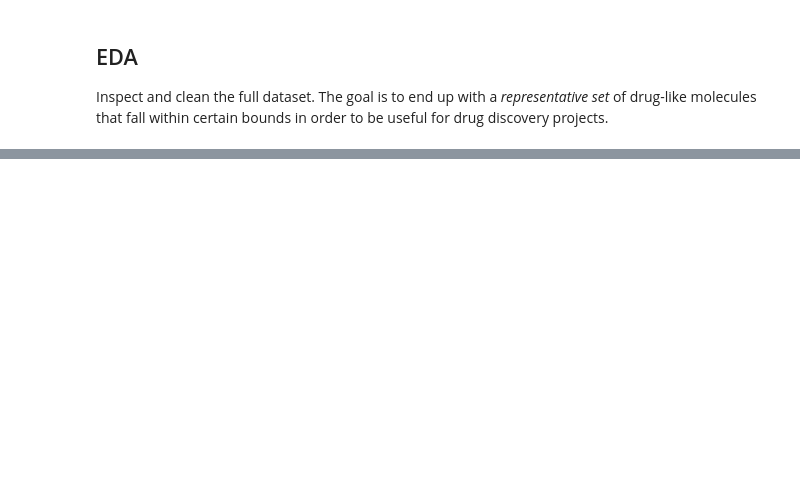
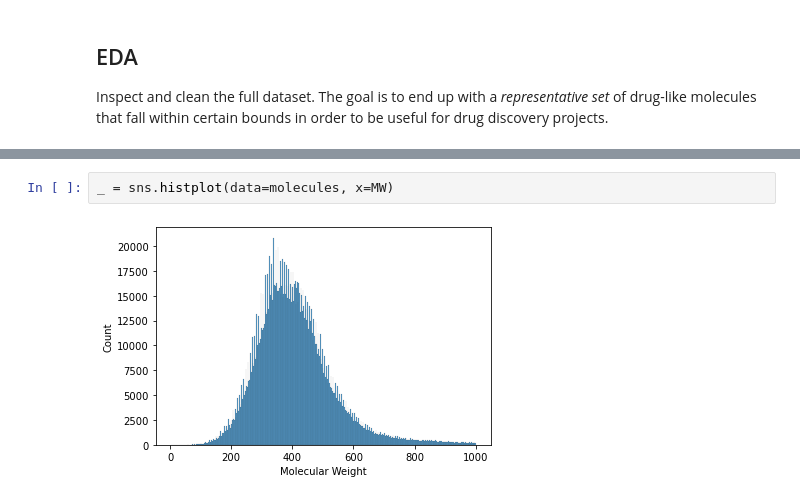
Before and after one commit to robertlizatovic/DeepChemistry, a Jupyter notebook: fetch_data.ipynb, the cells around one changed output, grey strips where cells are left out. Saved outputs shown, nothing was run; the diff lists cells and outputs as text; blank space fills up the shorter version.

```diff
--- a/fetch_data.ipynb
+++ b/fetch_data.ipynb
@@ -85,0 +125,4 @@ molecules.describe()
+# %%
+_ = sns.histplot(data=molecules, x=MW)
+# %% [output]
+[figure, added]
```
Also changed, not shown: parts of 56 cells of this notebook.
